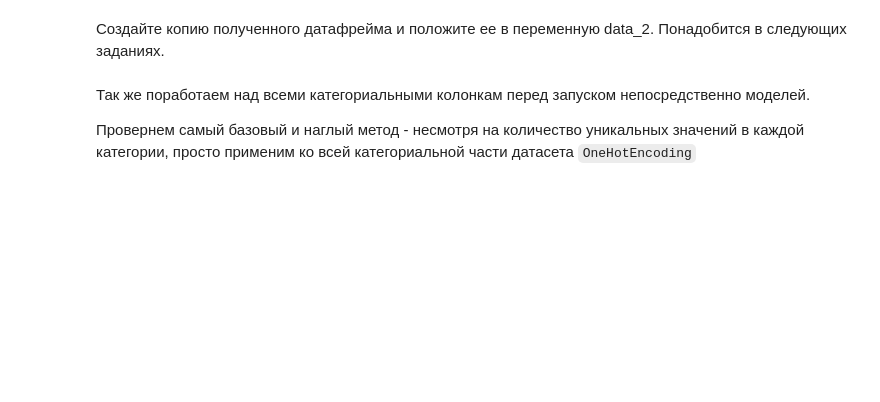
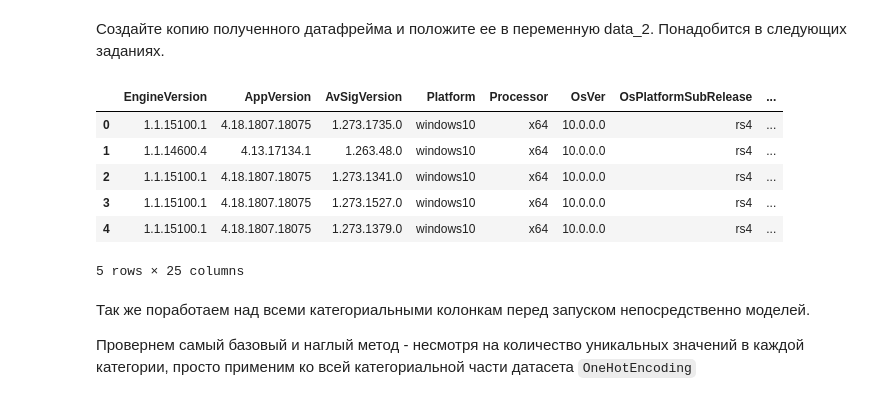
Before and after one commit to Dmitrysw/ML, a Jupyter notebook: lesson_10/HW_10_.ipynb, the cells around one changed output. Drawn from its saved outputs; the diff is of its cells as text; code cells hidden in the pictures; blank space fills up the shorter version.

```diff
--- a/lesson_10/HW_10_.ipynb
+++ b/lesson_10/HW_10_.ipynb
@@ -71,0 +70,5 @@ print(sum(data['HasDetections'] == 0), '- negative class')
+# %%
+for column in data.columns:
+    if data[column].isna().sum() > data.shape[0] / 2:
+        print(data[column].isna().sum())
+        data = data.drop(column, axis=1)
@@ -71,0 +82,9 @@ print(sum(data['HasDetections'] == 0), '- negative class')
+# %%
+numeric_columns = data.loc[:, data.dtypes != object].columns
+categorical_columns = data.loc[:, data.dtypes == object].columns
+# %%
+for col in numeric_columns:
+    data[col] = data[col].fillna(data[col].mean())
+# %%
+for col in categorical_columns:
+    data[col] = data[col].fillna("NaN")
@@ -73,6 +102,16 @@ print(sum(data['HasDetections'] == 0), '- negative class')
 Создайте копию полученного датафрейма и положите ее в переменную data_2. Понадобится в следующих заданиях.
 # %%
 data_2 = data.copy()
+# %%
+data[categorical_columns].head()
+# %% [output]
+|  | EngineVersion | AppVersion | AvSigVersion | Platform | Processor | OsVer | OsPlatformSubRelease | ... |
+| 0 | 1.1.15100.1 | 4.18.1807.18075 | 1.273.1735.0 | windows10 | x64 | 10.0.0.0 | rs4 | ... |
+| 1 | 1.1.14600.4 | 4.13.17134.1 | 1.263.48.0 | windows10 | x64 | 10.0.0.0 | rs4 | ... |
+| 2 | 1.1.15100.1 | 4.18.1807.18075 | 1.273.1341.0 | windows10 | x64 | 10.0.0.0 | rs4 | ... |
+| 3 | 1.1.15100.1 | 4.18.1807.18075 | 1.273.1527.0 | windows10 | x64 | 10.0.0.0 | rs4 | ... |
+| 4 | 1.1.15100.1 | 4.18.1807.18075 | 1.273.1379.0 | windows10 | x64 | 10.0.0.0 | rs4 | ... |
+5 rows × 25 columns
 # %% [markdown]
 Так же поработаем над всеми категориальными колонкам перед запуском непосредственно моделей.
 
```
Also changed, not shown: parts of 18 cells of this notebook.
